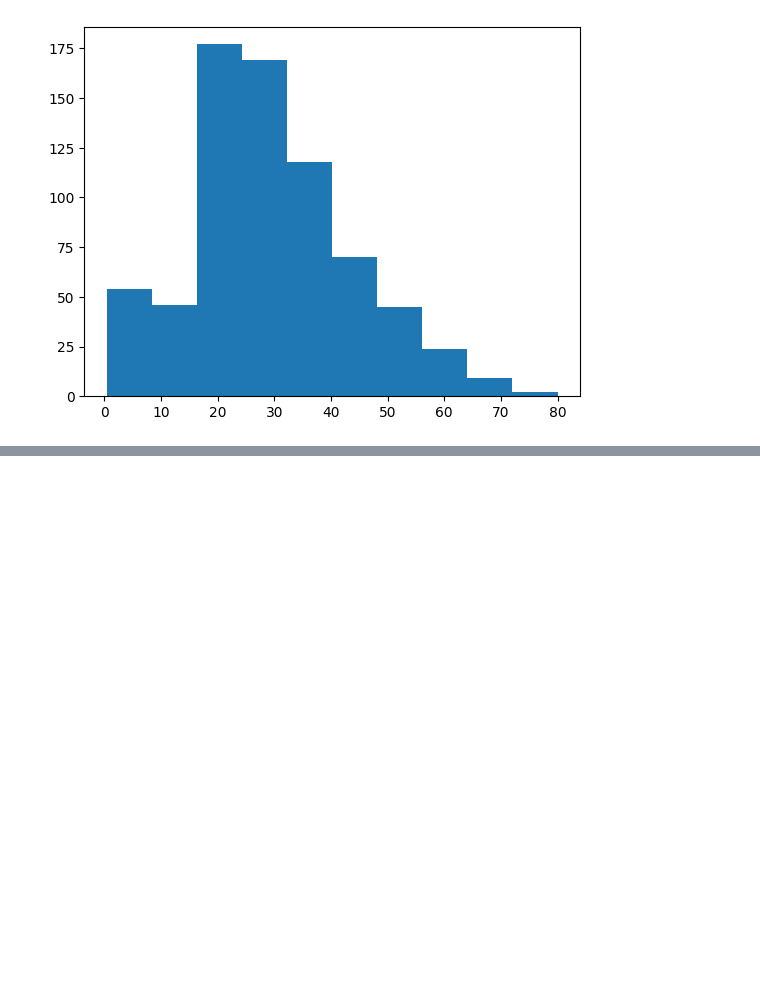
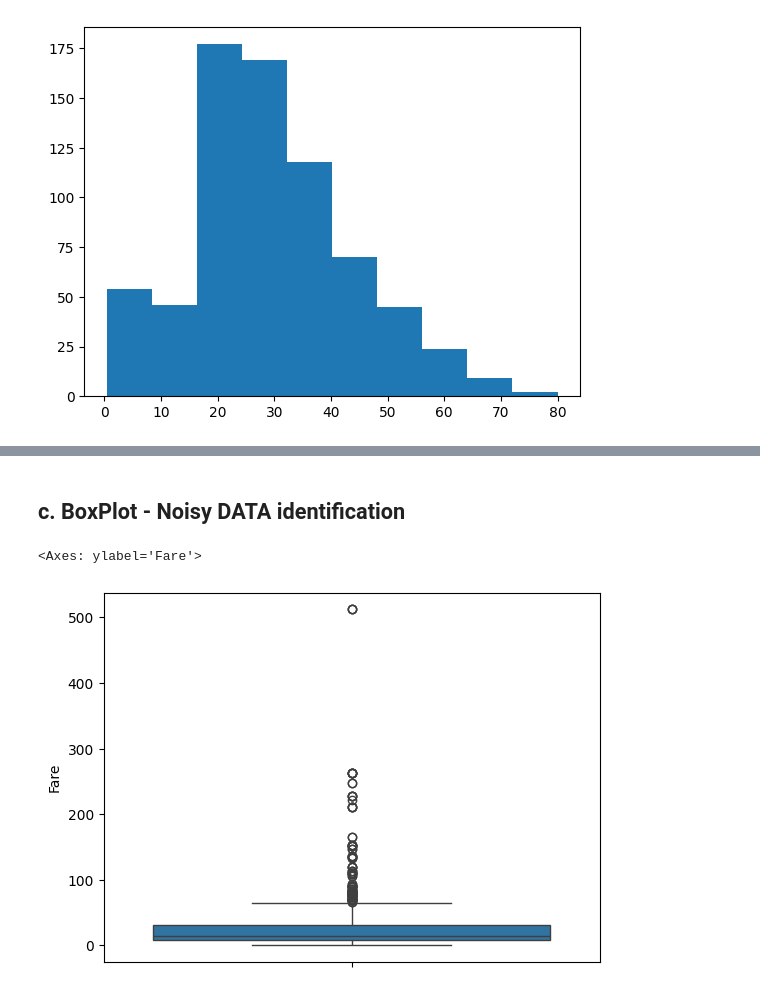
Before and after one commit to Vikaspundir24/100Days-of-ML, a Jupyter notebook: Day - 20 EDA Using Univariate Analysis/day 20.ipynb, the cells around one changed output, grey strips where cells are left out. Saved outputs shown, nothing was run; the diff lists cells and outputs as text; code cells hidden in the pictures; blank space fills up the shorter version.

```diff
--- a/Day - 20 EDA Using Univariate Analysis/day 20.ipynb
+++ b/Day - 20 EDA Using Univariate Analysis/day 20.ipynb
@@ -72,0 +89,7 @@ plt.hist(df['Age'], bins = 10)
+# %% [markdown]
+## c. BoxPlot -  Noisy DATA identification
+# %%
+sns.boxplot(df['Fare'])
+# %% [output]
+<Axes: ylabel='Fare'>
+[figure, added]
```
Also changed, not shown: parts of 7 cells of this notebook.
